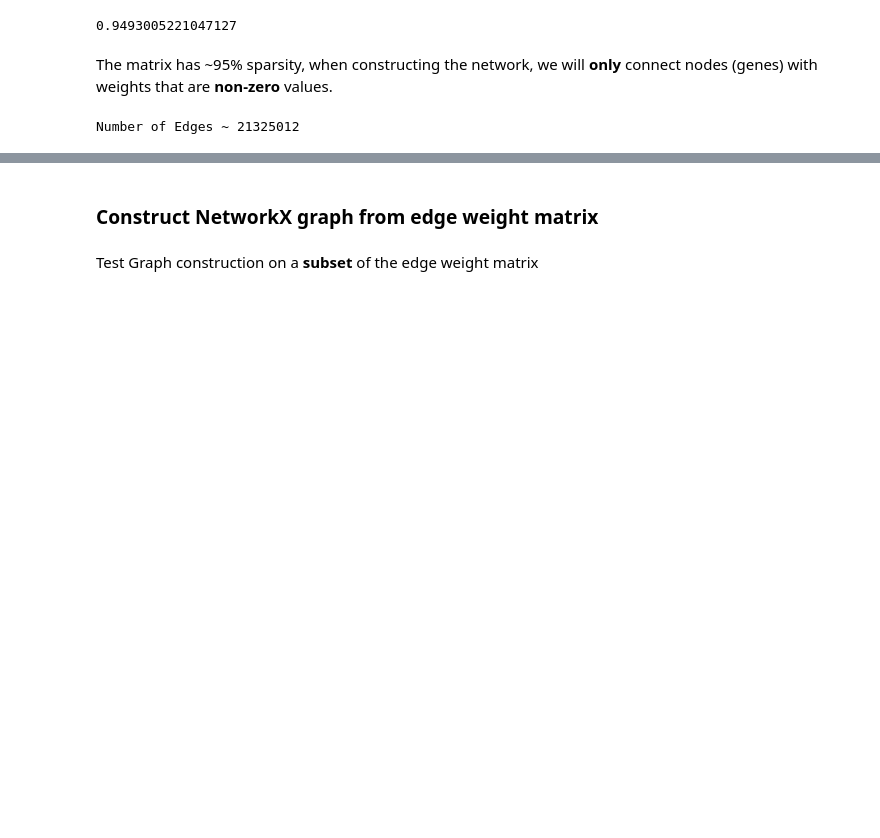
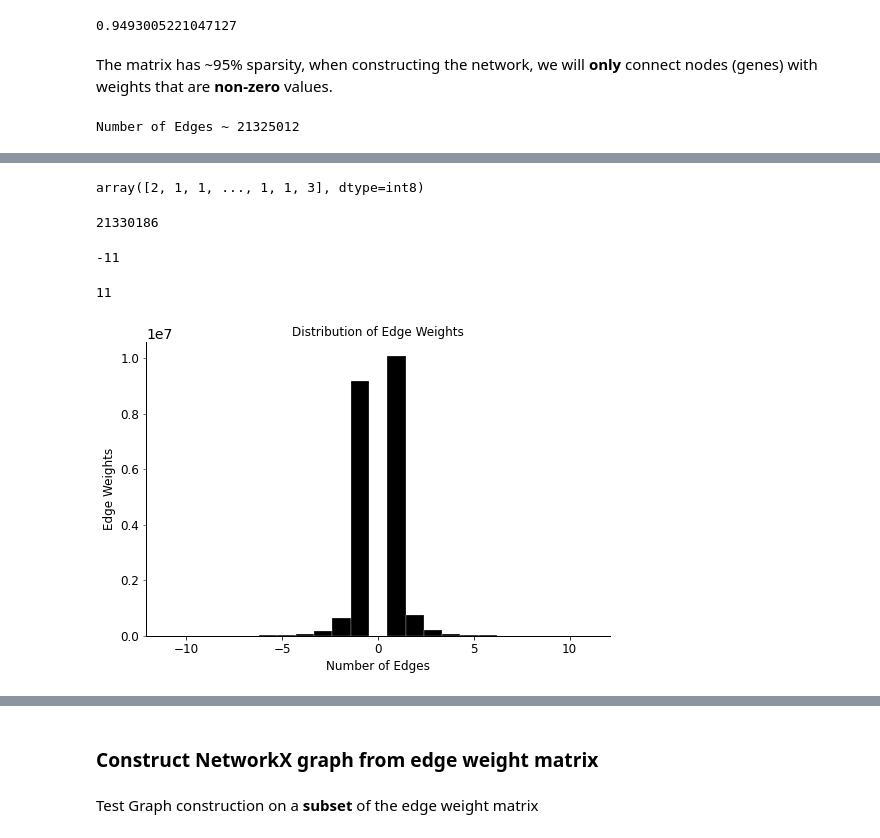
Before and after one commit to vargasr39/Gates-MRI, a Jupyter notebook: Py construct network.ipynb, the cells around one changed output, grey strips where cells are left out. Cells and saved outputs as stored; diff of their text form; code cells hidden in the pictures; blank space fills up the shorter version.

```diff
--- a/Py construct network.ipynb
+++ b/Py construct network.ipynb
@@ -119,0 +122,60 @@ Number of Edges ~ 21325012
+# %%
+#Return the upper triangular part of the matrix with elements in lower part zeroed out
+upper_tri_network_edge_weight_matrix = np.triu(network_edge_weight_matrix, k = 0)
+
+#Return all non-zero elements
+edge_weight_array = upper_tri_network_edge_weight_matrix[np.nonzero(upper_tri_network_edge_weight_matrix)]
+# %%
+edge_weight_array
+# %% [output]
+array([2, 1, 1, ..., 1, 1, 3], dtype=int8)
+# %%
+len(edge_weight_array)
+# %% [output]
+21330186
+# %%
+np.min(edge_weight_array)
+# %% [output]
+-11
+# %%
+np.max(edge_weight_array)
+# %% [output]
+11
+# %%
+plt.style.use('ggplot')
+plt.rcParams['lines.linewidth']=1.0
+plt.rcParams['axes.facecolor']='1.0'
+plt.rcParams['xtick.color']='black'
+plt.rcParams['axes.grid']=False
+plt.rcParams['axes.edgecolor']='black'
+plt.rcParams['grid.color']= '1.0'
+plt.rcParams.update({'font.size': 14})
+# %%
+fig , ax = plt.subplots()
+
+n , bins , patches = plt.hist(edge_weight_array , bins = 23 , color = 'k' , rwidth = 1.0 , edgecolor='white', linewidth=0.25)
+
+plt.title('Distribution of Edge Weights', fontsize = 12, color = 'k')
+plt.xlabel('Number of Edges', fontsize = 12, color = 'k')
+plt.ylabel('Edge Weights' , fontsize = 12, color = 'k')
+
+ax.spines['right'].set_visible(False)
+ax.spines['top'].set_visible(False)
+ax.grid(False)
+#ax.set_yscale('log')
+
+ax.tick_params(labelcolor = 'k')
+
+fig = plt.gcf()
+fig.set_size_inches(7.5, 5.25)
+fig.tight_layout()
+
+plt.tick_params(axis='y', which='major', labelsize=12 , labelcolor = 'k')
+plt.tick_params(axis='x', which='major', labelsize=12 , labelcolor = 'k')
+
+#file_name = '/n/data1/hms/dbmi/farhat/Roger/homoplasy_project/Figures/lab_meeting_12_12_19/pairwise_SNP_distance/distribution_of_pairwise_SNP_distances.png'
+#plt.savefig(file_name, bbox_inches='tight', dpi = 300 , transparent = True)
+
+plt.show()
+# %% [output]
+[figure, added]
```
Also changed, not shown: parts of 2 cells of this notebook, 6 other files.
